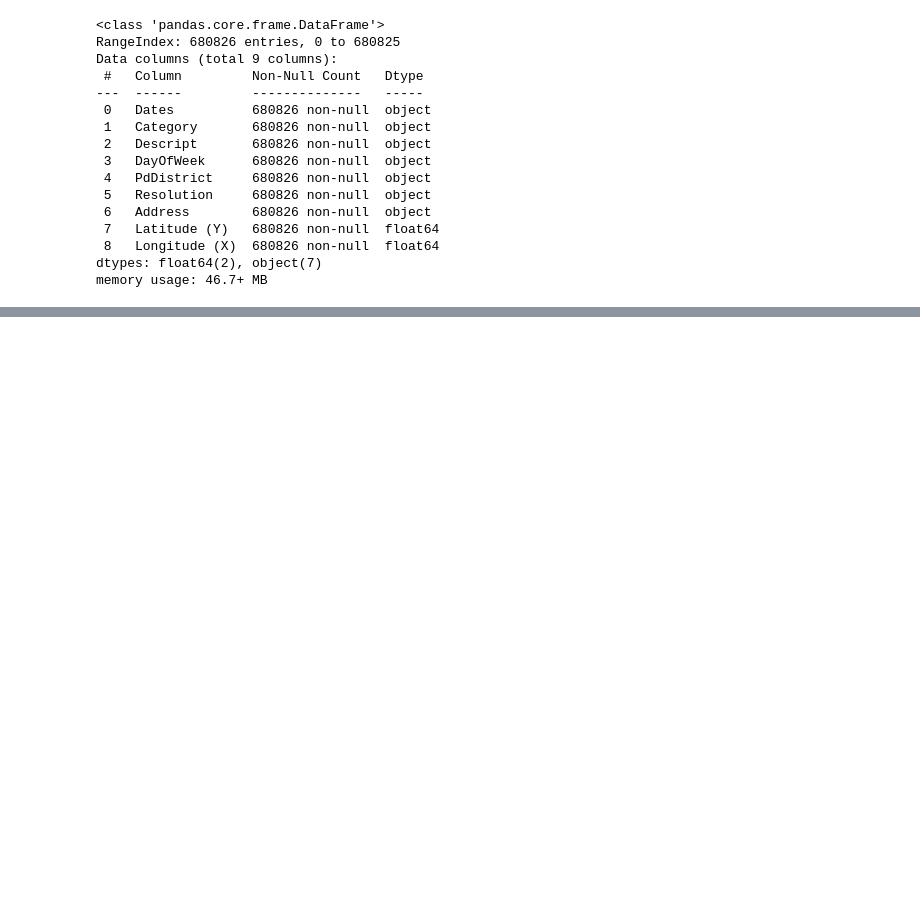
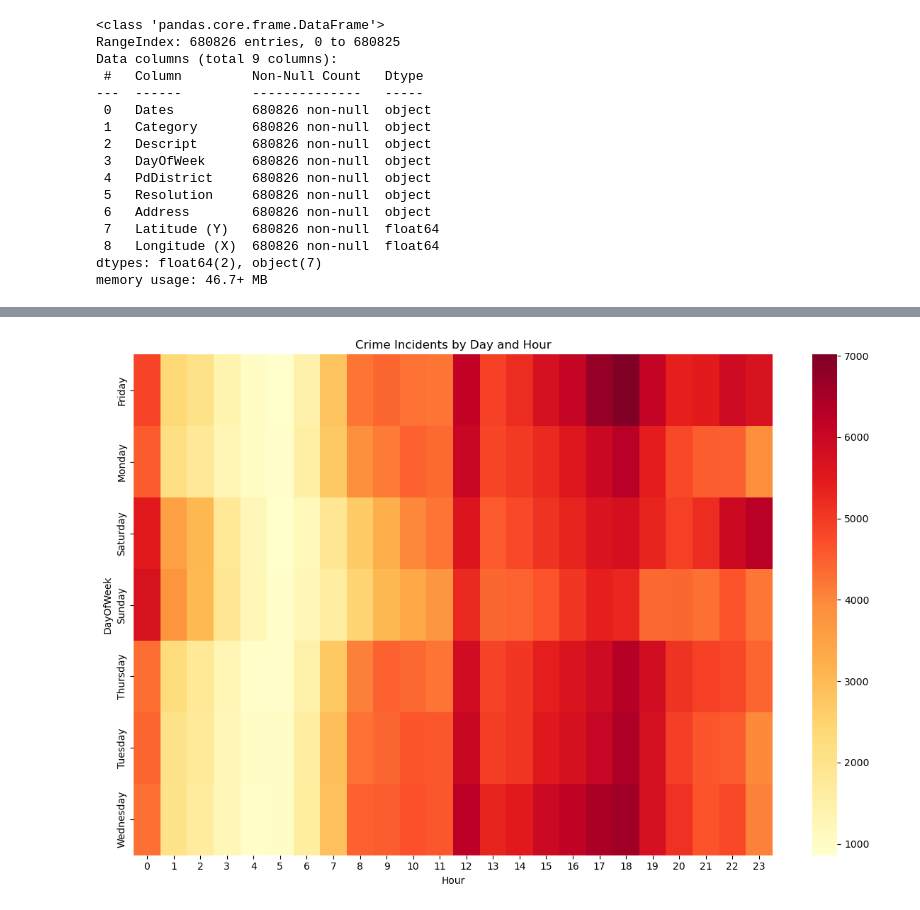
Before and after one commit to Mohad009/ML_Rihal_Codestacker_Challenge, a Jupyter notebook: crime_prediction.ipynb, the cells around one changed output, grey strips where cells are left out. Saved outputs shown, nothing was run; the diff lists cells and outputs as text; code cells hidden in the pictures; blank space fills up the shorter version.

```diff
--- a/crime_prediction.ipynb
+++ b/crime_prediction.ipynb
@@ -47,0 +88,9 @@ import matplotlib.pyplot as plt
+# %%
+day_hour = pd.crosstab(crimes_data['DayOfWeek'], crimes_data['Hour'])
+plt.figure(figsize=(12, 8))
+sns.heatmap(day_hour, cmap="YlOrRd")
+plt.title('Crime Incidents by Day and Hour')
+plt.tight_layout()
+plt.show()
+# %% [output]
+[figure, added]
```
Also changed, not shown: parts of 22 cells of this notebook.
